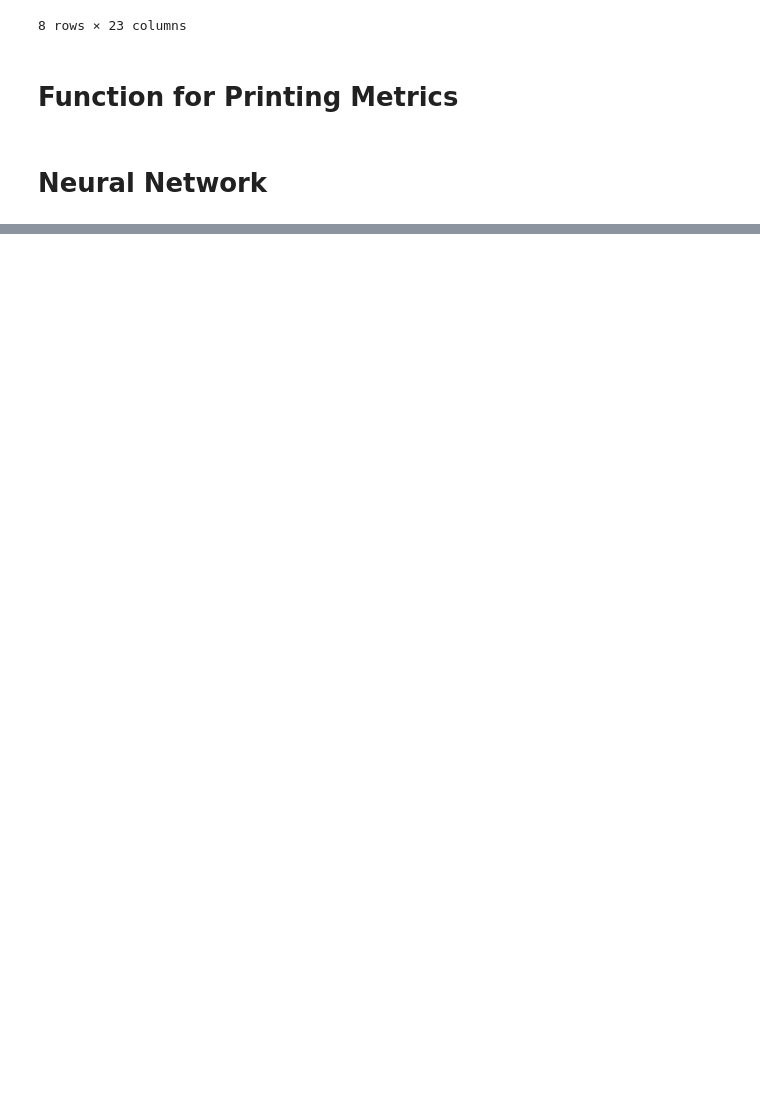
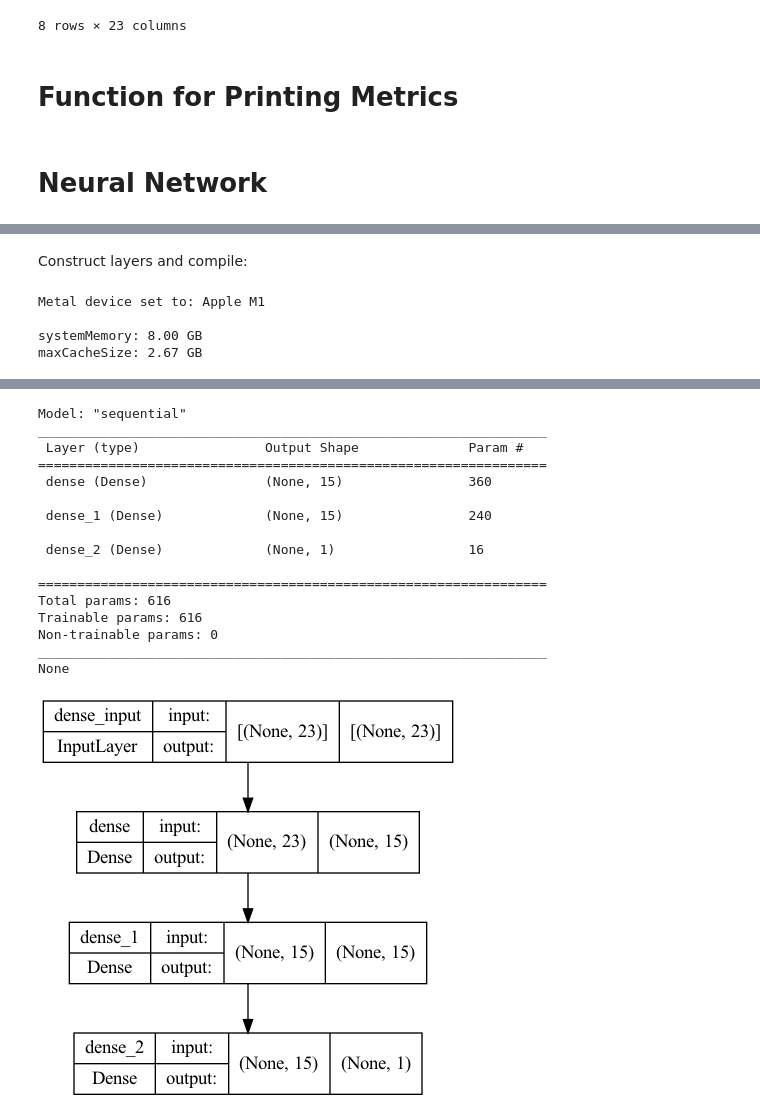
Before and after one commit to wcmphysics/DataScienceBootcamp-Capstone, a Jupyter notebook: notebooks/NeuralNetwork.ipynb, the cells around one changed output, grey strips where cells are left out. Cells and saved outputs as stored; diff of their text form; code cells hidden in the pictures; blank space fills up the shorter version.

Commit message:
tried some dense sequencial neural network

```diff
--- a/notebooks/NeuralNetwork.ipynb
+++ b/notebooks/NeuralNetwork.ipynb
@@ -221,0 +272,23 @@ def show_metrics(y_train, y_train_pred, y_test, y_test_pred, digit=20):
+# %% [markdown]
+Construct layers and compile:
+# %%
+# Initialising the NN
+model = Sequential()
+
+# layers
+model.add(Dense(units = 15, kernel_initializer = 'uniform', activation = 'relu', input_dim = X_train.shape[1]))
+model.add(Dense(units = 15, kernel_initializer = 'uniform', activation = 'relu'))
+#model.add(Dense(units = 15, kernel_initializer = 'uniform', activation = 'relu'))
+#model.add(Dense(units = 15, kernel_initializer = 'uniform', activation = 'relu'))
+#model.add(Dropout(0.2))
+model.add(Dense(units = 1, kernel_initializer = 'uniform', activation = 'sigmoid'))
+
+# Compiling the ANN
+model.compile(optimizer = 'adam', loss = 'binary_crossentropy', metrics = ['AUC', 'Recall', 'Precision', 'accuracy'])
+print(model.summary())
+plot_model(model, show_shapes=True, show_layer_names=True, dpi=96)
+# %% [output]
+Metal device set to: Apple M1
+
+systemMemory: 8.00 GB
+maxCacheSize: 2.67 GB
@@ -221,0 +297,17 @@ def show_metrics(y_train, y_train_pred, y_test, y_test_pred, digit=20):
+Model: "sequential"
+_________________________________________________________________
+ Layer (type)                Output Shape              Param #
+=================================================================
+ dense (Dense)               (None, 15)                360
+
+ dense_1 (Dense)             (None, 15)                240
+
+ dense_2 (Dense)             (None, 1)                 16
+
+=================================================================
+Total params: 616
+Trainable params: 616
+Non-trainable params: 0
+_________________________________________________________________
+None
+[figure, added]
```
Also changed, not shown: parts of 16 cells of this notebook, 1 other file.
